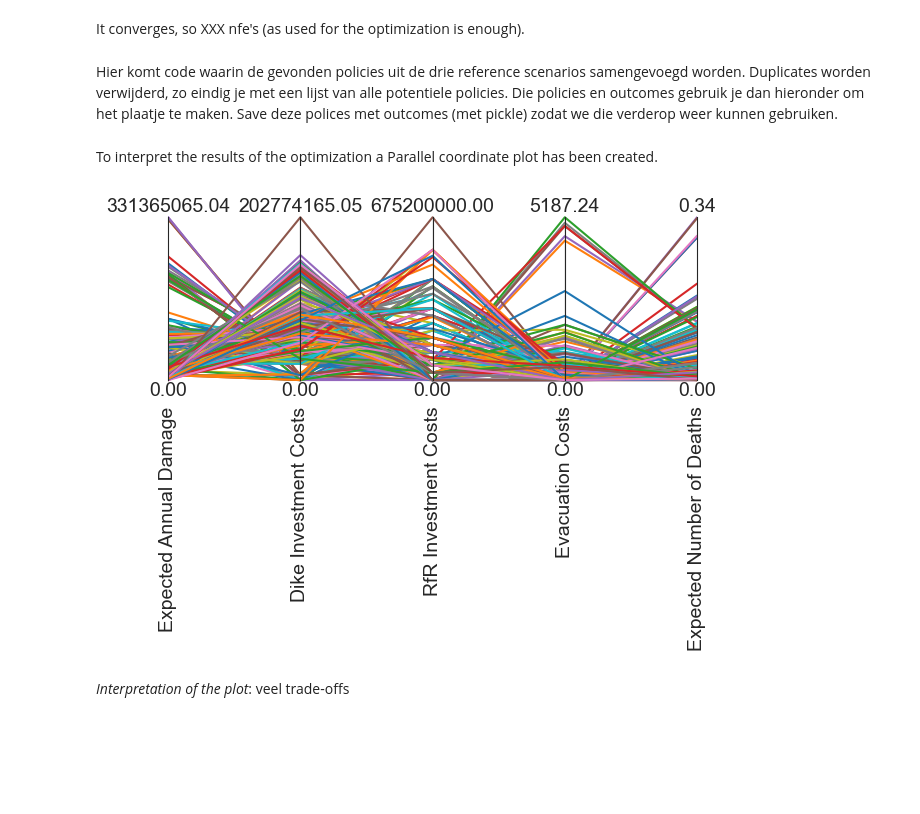
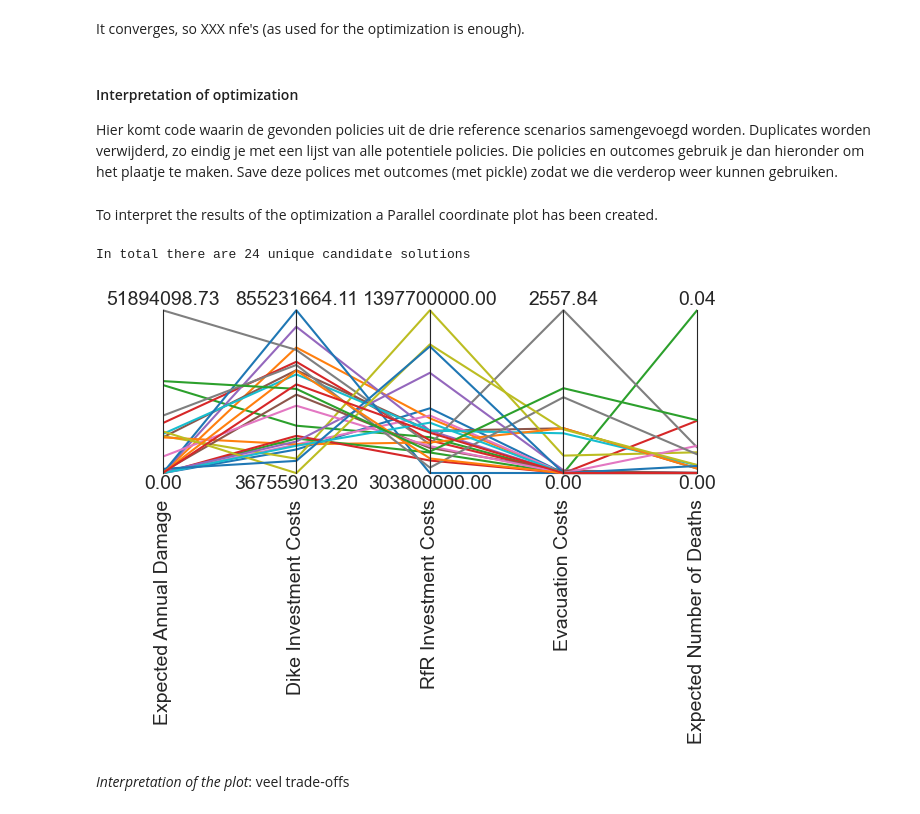
Before and after one commit to Eva-Bro/EPA141A_Group12_2025, a Jupyter notebook: final assignment/MORDM_1_scenario.ipynb, the cells around one changed output. Drawn from its saved outputs; the diff is of its cells as text; code cells hidden in the pictures; blank space fills up the shorter version.

Commit message:
Combined all archives from three scenarios into one archive with all the final solutions.

```diff
--- a/final assignment/MORDM_1_scenario.ipynb
+++ b/final assignment/MORDM_1_scenario.ipynb
@@ -173,9 +173,8 @@ fig, axs = plt.subplots(1, 3, figsize=(15, 5), sharey=True)
 
 for i, scenario in enumerate(reference_scenarios):
     with open(f"results_{scenario.name}.pkl", "rb") as f:
-        data = pickle.load(f)
+        archive, convergence = pickle.load(f)
 
-    archive, convergence = data
     print(len(archive), 'solutions were found for', scenario.name)
 
     # Plot epsilon progress for each reference scenario
@@ -318,32 +317,46 @@ plt.show()
 # %% [markdown]
 It converges, so XXX nfe's (as used for the optimization is enough).
 # %% [markdown]
+#### Interpretation of optimization
 Hier komt code waarin de gevonden policies uit de drie reference scenarios samengevoegd worden. Duplicates worden verwijderd, zo eindig je met een lijst van alle potentiele policies. Die policies en outcomes gebruik je dan hieronder om het plaatje te maken.
 Save deze polices met outcomes (met pickle) zodat we die verderop weer kunnen gebruiken.
 # %% [markdown]
 To interpret the results of the optimization a Parallel coordinate plot has been created.
+# %%
+# Empty list to combine archive data frames
+all_archives = []
+
+for scenario in reference_scenarios:
+    with open(f"results_{scenario.name}.pkl", "rb") as f:
+        archive, convergence = pickle.load(f)
+
+    all_archives.append(archive)
+
+combined_archive = pd.concat(all_archives, ignore_index=True)
+
+# Remove duplicates
+combined_archive = combined_archive.drop_duplicates()
+
+print(f"In total there are {len(combined_archive)} unique candidate solutions")
+# %% [output]
+In total there are 24 unique candidate solutions
 # %%
-# import data of optimization with 1 seed
-with open("opt_search_1_seed.pkl", "rb") as f:
-    data = pickle.load(f)
-
-archive, convergence = data
-
-outcomes = archive.loc[:, [
+# Use combined archive to create parallel coordinate plot
+outcomes = combined_archive.loc[:, [
     'Expected Annual Damage',
     'Dike Investment Costs',
     'RfR Investment Costs',
     'Evacuation Costs',
     'Expected Number of Deaths'
 ]]
 
 limits = parcoords.get_limits(outcomes)
 axes = parcoords.ParallelAxes(limits)
 axes.plot(outcomes)
 
 plt.show()
 # %% [output]
-[figure, old version]
+[figure, new version]
 # %% [markdown]
 *Interpretation of the plot*: veel trade-offs
 # %% [markdown]
```
Also changed, not shown: parts of 1 cell of this notebook.
